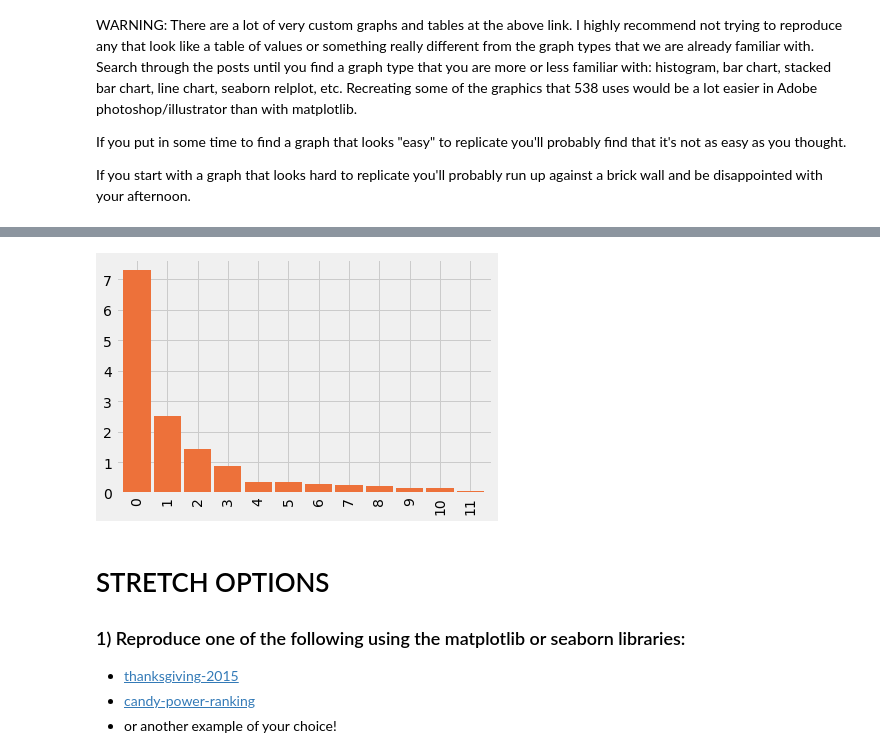
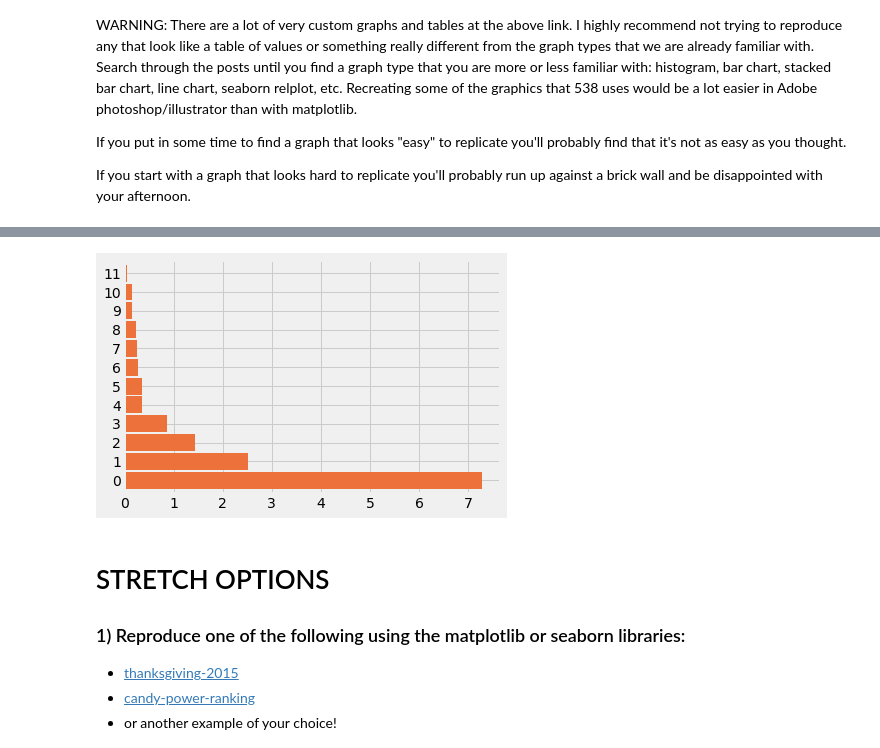
Before and after one commit to elcoreano/DS-Unit-1-Sprint-2-Data-Wrangling-and-Storytelling, a Jupyter notebook: module3-make-explanatory-visualizations/HANK_LS_DSPT3_123_Make_Explanatory_Visualizations_Assignment.ipynb, the cells around one changed output, grey strips where cells are left out. Saved outputs shown, nothing was run; the diff lists cells and outputs as text; code cells hidden in the pictures.

```diff
--- a/module3-make-explanatory-visualizations/HANK_LS_DSPT3_123_Make_Explanatory_Visualizations_Assignment.ipynb
+++ b/module3-make-explanatory-visualizations/HANK_LS_DSPT3_123_Make_Explanatory_Visualizations_Assignment.ipynb
@@ -359,12 +364,12 @@ display(mj001)
 # %%
 plt.style.use('fivethirtyeight')
 
 mj002 = pd.Series([7.29, 2.52, 1.43, 0.87, 0.36, 0.36, 0.28, 0.25, 0.23, 0.15, 0.15, 0.05],
                  index=range(0,12))
 
-mj002.plot.bar(color='#ed713a', width=0.9);
+mj002.plot.barh(color='#ed713a', width=0.9);
 # %% [output]
-[figure, old version]
+[figure, new version]
 # %%
 fig = plt.figure(facecolor='black')
 
```
Also changed, not shown: parts of 1 cell of this notebook.
